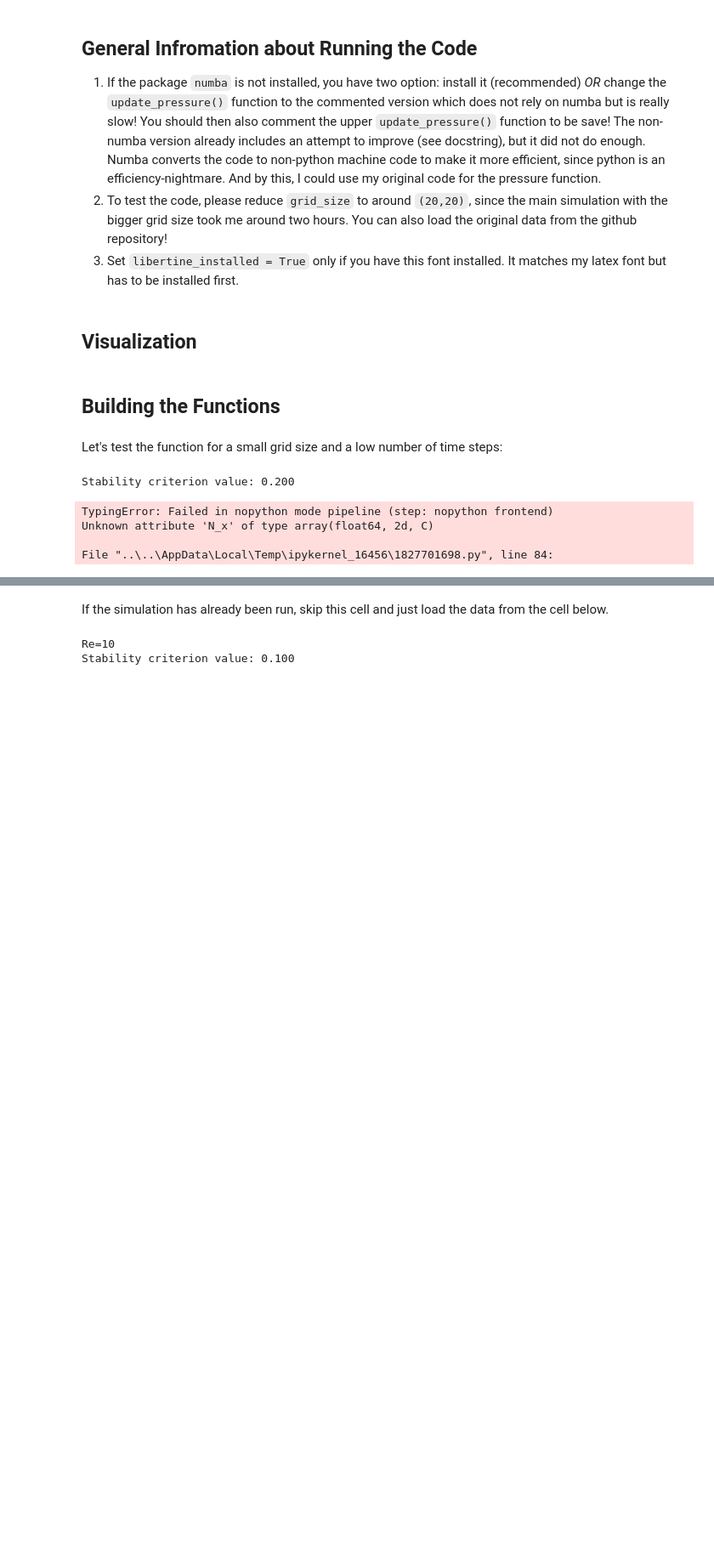
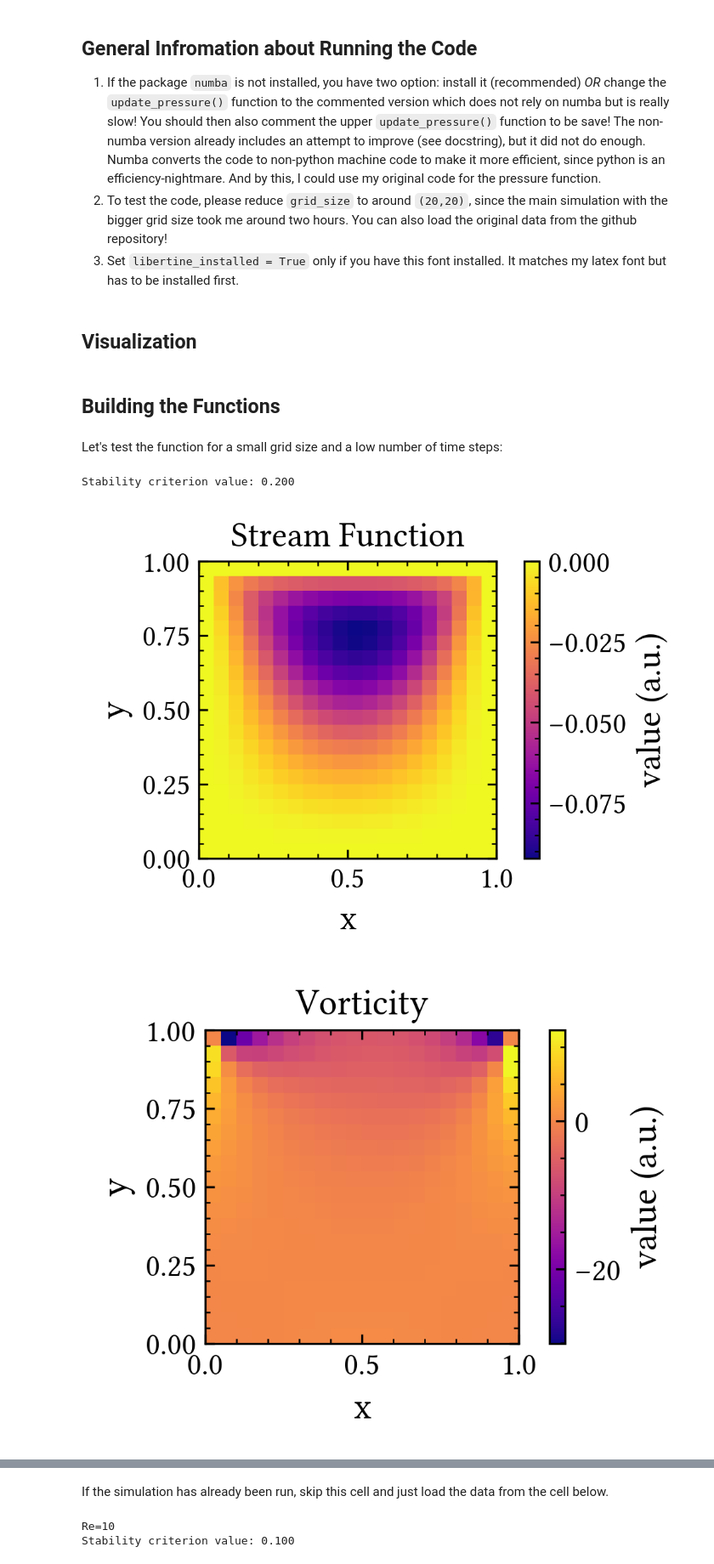
Before and after one commit to Fubinii/FD_fluid_dynamics, a Jupyter notebook: FD_fluid_dynamics.ipynb, the cells around one changed output, grey strips where cells are left out. Shown at 85% size. Cells and saved outputs as stored; diff of their text form; code cells hidden in the pictures; blank space fills up the shorter version.

Commit message:
Quick-save in case I screw up (more)

```diff
--- a/FD_fluid_dynamics.ipynb
+++ b/FD_fluid_dynamics.ipynb
@@ -57,6 +58,7 @@ fsize_large = (6.5,4)
 # %%
 def plot_field(field, title, filename, fsize=fsize_small, show_contours=False, n_contours=3):
     """
+    This is just for quick plotting, the actual figure are stand alone code below.
     INPUT
     -----
     field:    NxN numpy array to visualize
@@ -303,17 +310,12 @@ class LDC:
 Let's test the function for a small grid size and a low number of time steps:
 # %%
 ldc_test = LDC(h=(1/20), dt=0.01, Re=20, grid_size=(20,20))
-u_test, w_test, p, _ = ldc_test.system_evolution(n_t=100,get_pressure=True)
+u_test, w_test, p_test, _ = ldc_test.system_evolution(n_t=100,get_pressure=True)
 
-# u_test, w_test = system_evolution(h=0.1, dt=0.01, n_t=100, Re=20, grid_size=(20,20),vx_wall=1)
-
-
-plot_field(u_test, title="Stream Function", filename="stream_function_test.pdf", show_contours=True)
+plot_field(u_test, title="Stream Function", filename="stream_function_test.pdf")
 plot_field(w_test, title="Vorticity", filename="vorticity_test.pdf")
-plot_field(p, title="Pressure", filename="pressure_test.pdf")
+plot_field(p_test, title="Pressure", filename="pressure_test.pdf")
 # %% [output]
 Stability criterion value: 0.200
-TypingError: Failed in nopython mode pipeline (step: nopython frontend)
-Unknown attribute 'N_x' of type array(float64, 2d, C)
-
-File "..\..\AppData\Local\Temp\ipykernel_16456\1827701698.py", line 84:
+[figure, added]
+[figure, added]
```
Also changed, not shown: parts of 20 cells of this notebook, 13 other files.
